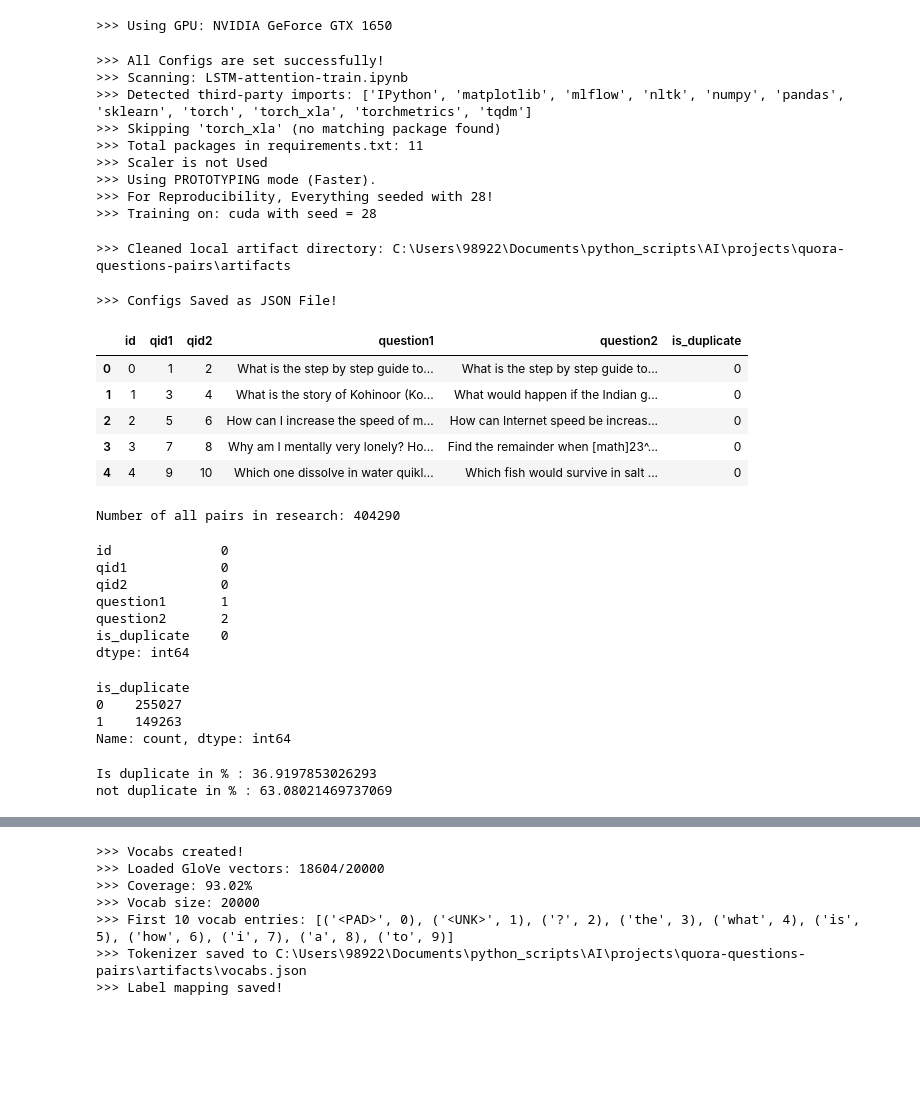
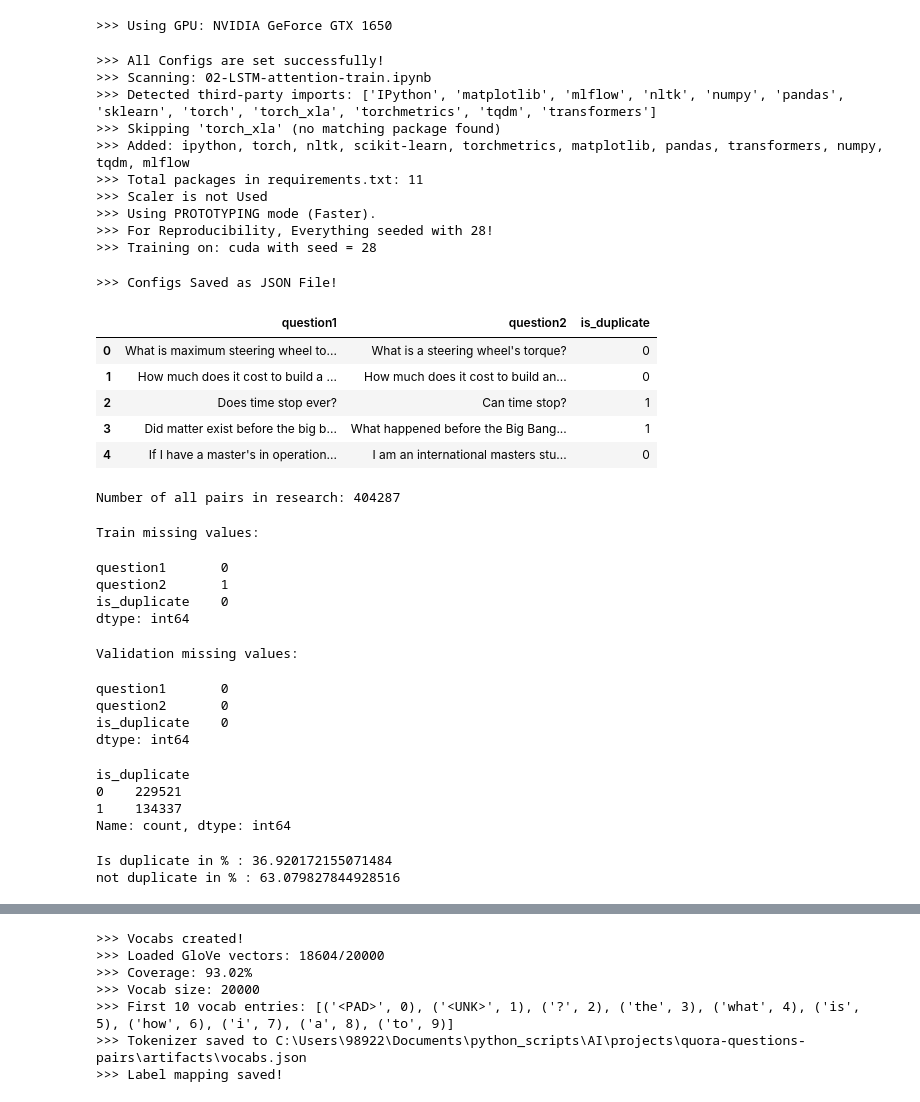
Before and after one commit to a1mohamad/quora-questions-pairs-research, a Jupyter notebook: 02-LSTM-attention-train.ipynb, the cells around one changed output, grey strips where cells are left out. Saved outputs shown, nothing was run; the diff lists cells and outputs as text; code cells hidden in the pictures; blank space fills up the shorter version.

```diff
--- a/02-LSTM-attention-train.ipynb
+++ b/02-LSTM-attention-train.ipynb
@@ -120,7 +120,7 @@ class PathConfig:
     REQ_SCRIPT = ROOT_DIR / "requirements.py"
     MODEL_SCRIPT = ROOT_DIR / "model_architecture.py"
 
-    NOTEBOOK_PATH = ROOT_DIR / "LSTM-attention-train.ipynb"
+    NOTEBOOK_PATH = ROOT_DIR / "02-LSTM-attention-train.ipynb"
 
     # -------------------------
     # MLflow
@@ -338,18 +338,17 @@ seed_everything(sys_cfg.SEED, deterministic=sys_cfg.IS_DETERMINISTIC)
 print(f">>> Training on: {sys_cfg.DEVICE} with seed = {sys_cfg.SEED}")
 # %% [output]
 >>> All Configs are set successfully!
->>> Scanning: LSTM-attention-train.ipynb
->>> Detected third-party imports: ['IPython', 'matplotlib', 'mlflow', 'nltk', 'numpy', 'pandas', 'sklearn', 'torch', 'torch_xla', 'torchmetrics', 'tqdm']
+>>> Scanning: 02-LSTM-attention-train.ipynb
+>>> Detected third-party imports: ['IPython', 'matplotlib', 'mlflow', 'nltk', 'numpy', 'pandas', 'sklearn', 'torch', 'torch_xla', 'torchmetrics', 'tqdm', 'transformers']
 >>> Skipping 'torch_xla' (no matching package found)
+>>> Added: ipython, torch, nltk, scikit-learn, torchmetrics, matplotlib, pandas, transformers, numpy, tqdm, mlflow
 >>> Total packages in requirements.txt: 11
 >>> Scaler is not Used
 >>> Using PROTOTYPING mode (Faster).
 >>> For Reproducibility, Everything seeded with 28!
 >>> Training on: cuda with seed = 28
 # %%
-clean_artifact_directory(path_cfg.ARTIFACT_DIR)
+clean_artifact_directory(path_cfg.MODEL_ARTIFACT_DIR)
-# %% [output]
->>> Cleaned local artifact directory: C:\Users\98922\Documents\python_scripts\AI\projects\quora-questions-pairs\artifacts
 # %%
 def get_serializable_configs(configs_dict):
     """Create a JSON-serializable version of configs"""
@@ -395,45 +394,54 @@ configs = configs_dict(path_cfg.CONFIG_PATH)
 # %% [output]
 >>> Configs Saved as JSON File!
 # %%
-df = pd.read_csv(path_cfg.TRAIN_CSV_PATH)
-df.head()
+train_df = pd.read_csv(path_cfg.TRAIN_CSV_PATH)
+valid_df = pd.read_csv(path_cfg.VALID_CSV_PATH)
+
+train_df.head()
 # %% [output]
-|  | id | qid1 | qid2 | question1 | question2 | is_duplicate |
-| 0 | 0 | 1 | 2 | What is the step by step guide to... | What is the step by step guide to... | 0 |
-| 1 | 1 | 3 | 4 | What is the story of Kohinoor (Ko... | What would happen if the Indian g... | 0 |
-| 2 | 2 | 5 | 6 | How can I increase the speed of m... | How can Internet speed be increas... | 0 |
-| 3 | 3 | 7 | 8 | Why am I mentally very lonely? Ho... | Find the remainder when [math]23^... | 0 |
-| 4 | 4 | 9 | 10 | Which one dissolve in water quikl... | Which fish would survive in salt ... | 0 |
+|  | question1 | question2 | is_duplicate |
+| 0 | What is maximum steering wheel to... | What is a steering wheel's torque? | 0 |
+| 1 | How much does it cost to build a ... | How much does it cost to build an... | 0 |
+| 2 | Does time stop ever? | Can time stop? | 1 |
+| 3 | Did matter exist before the big b... | What happened before the Big Bang... | 1 |
+| 4 | If I have a master's in operation... | I am an international masters stu... | 0 |
 # %%
-print(f"Number of all pairs in research: {len(df)}")
+print(f"Number of all pairs in research: {len(train_df) + len(valid_df)}")
 # %% [output]
-Number of all pairs in research: 404290
+Number of all pairs in research: 404287
 # %%
-df.isna().sum()
+print("Train missing values:")
+display(train_df[["question1", "question2", "is_duplicate"]].isna().sum())
+
+print("Validation missing values:")
+display(valid_df[["question1", "question2", "is_duplicate"]].isna().sum())
 # %% [output]
-id              0
-qid1            0
-qid2            0
-question1       1
-question2       2
-is_duplicate    0
-dtype: int64
+Train missing values:
+question1       0
+question2       1
+is_duplicate    0
+dtype: int64
+Validation missing values:
+question1       0
+question2       0
+is_duplicate    0
+dtype: int64
 # %%
-df["is_duplicate"].value_counts().sort_index()
+train_df["is_duplicate"].value_counts().sort_index()
 # %% [output]
 is_duplicate
-0    255027
-1    149263
+0    229521
+1    134337
 Name: count, dtype: int64
 # %%
-not_dupl = (df["is_duplicate"] == 0).sum()
-is_dupl = (df["is_duplicate"] == 1).sum()
-total = len(df)
+not_dupl = (train_df["is_duplicate"] == 0).sum()
+is_dupl = (train_df["is_duplicate"] == 1).sum()
+total = len(train_df)
 print(
     f"Is duplicate in % : {is_dupl / total * 100}\n"
     f"not duplicate in % : {not_dupl / total * 100}"
 )
 # %% [output]
-Is duplicate in % : 36.9197853026293
-not duplicate in % : 63.08021469737069
+Is duplicate in % : 36.920172155071484
+not duplicate in % : 63.079827844928516
 # %%
```
Also changed, not shown: parts of 6 cells of this notebook.
